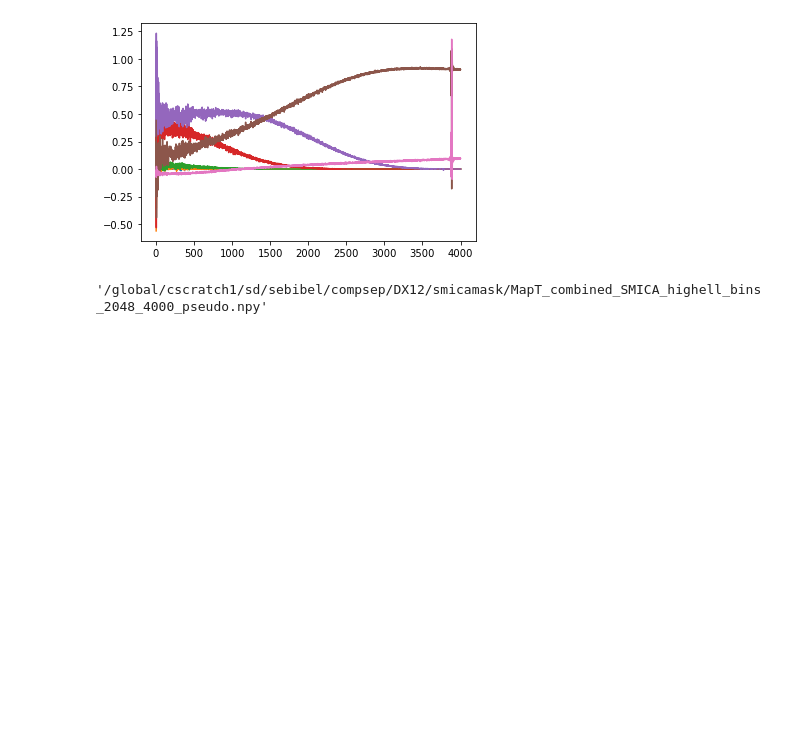
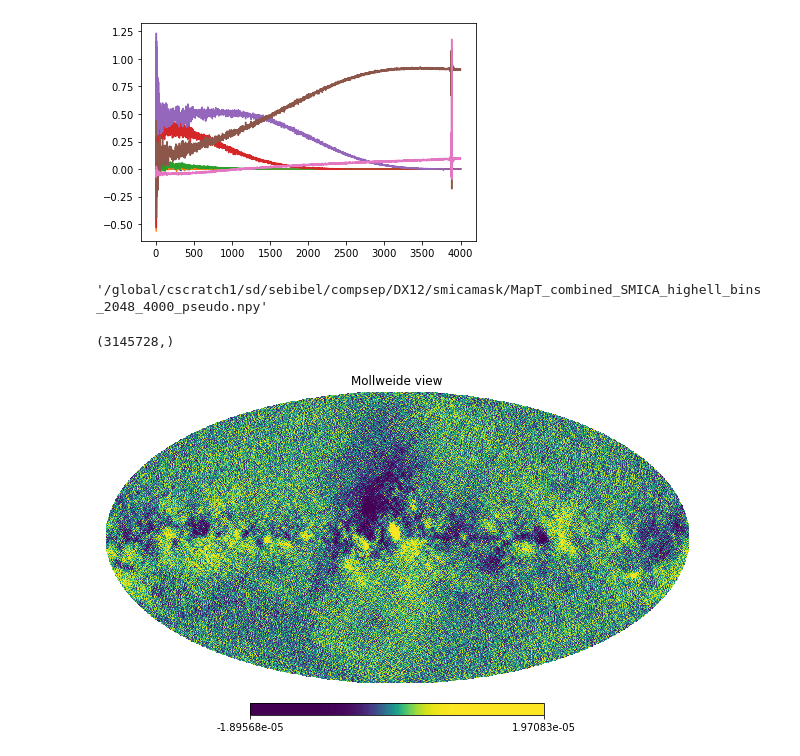
Before and after one commit to Sebastian-Belkner/component_separation, a Jupyter notebook: notebooks/test.ipynb, the cells around one changed output. Cells and saved outputs as stored; diff of their text form; code cells hidden in the pictures; blank space fills up the shorter version.

```diff
--- a/notebooks/test.ipynb
+++ b/notebooks/test.ipynb
@@ -78,3 +78,13 @@ for n in range(7):
 fns.get_map('T', 'combined')
 # %% [output]
 '/global/cscratch1/sd/sebibel/compsep/DX12/smicamask/MapT_combined_SMICA_highell_bins_2048_4000_pseudo.npy'
+# %%
+pdata = fits.open('/project/projectdirs/pico/data_xx.yy/90.91/pico_90p91_comb_AL0p15_f090_b10_ellmin00_map_0512_mc_0076.fits')
+# %%
+pdata[1].data.field(0).shape
+# %% [output]
+(3145728,)
+# %%
+hp.mollview(pdata[1].data.field(2), norm='hist')
+# %% [output]
+[figure, added]
```
Also changed, not shown: 8 other files.
